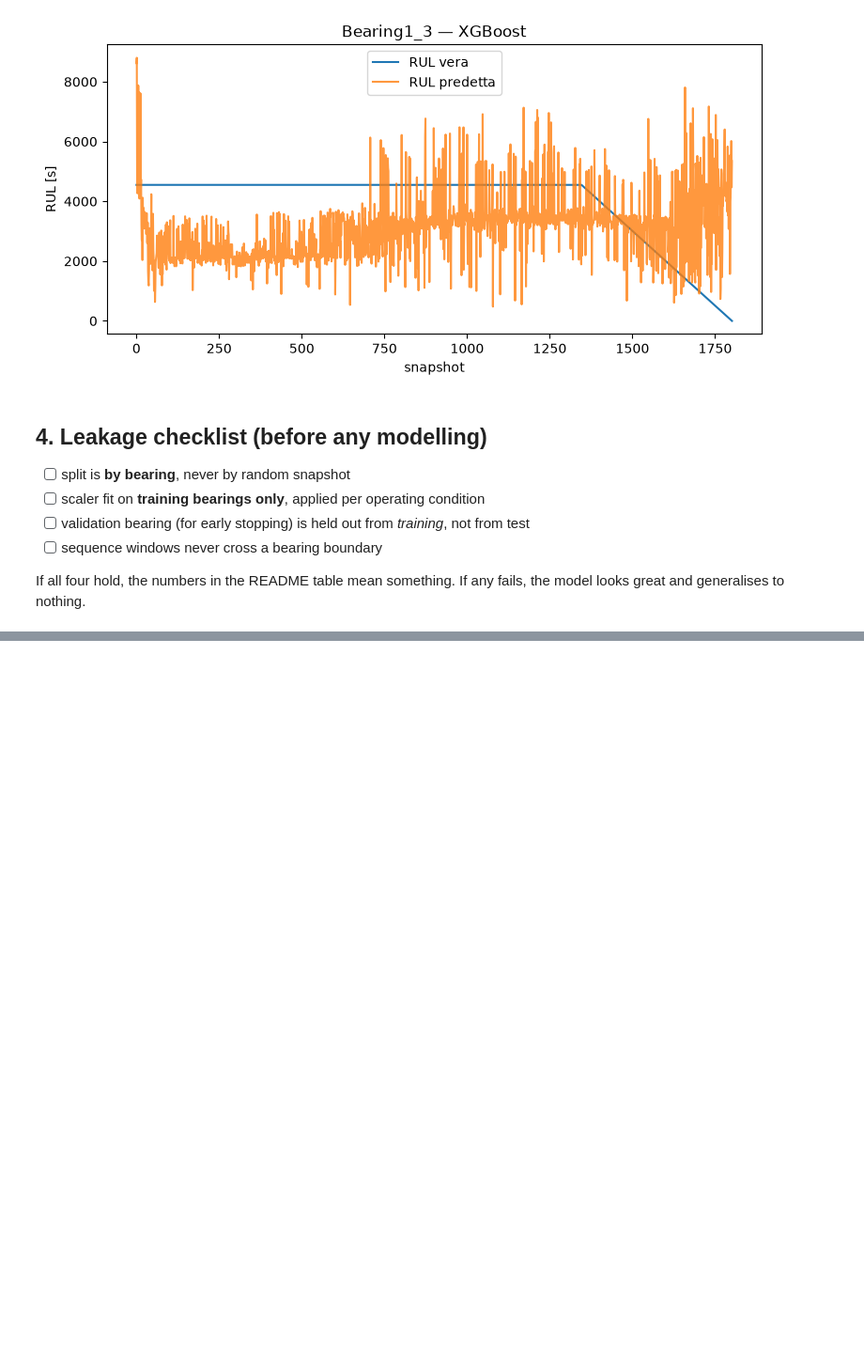
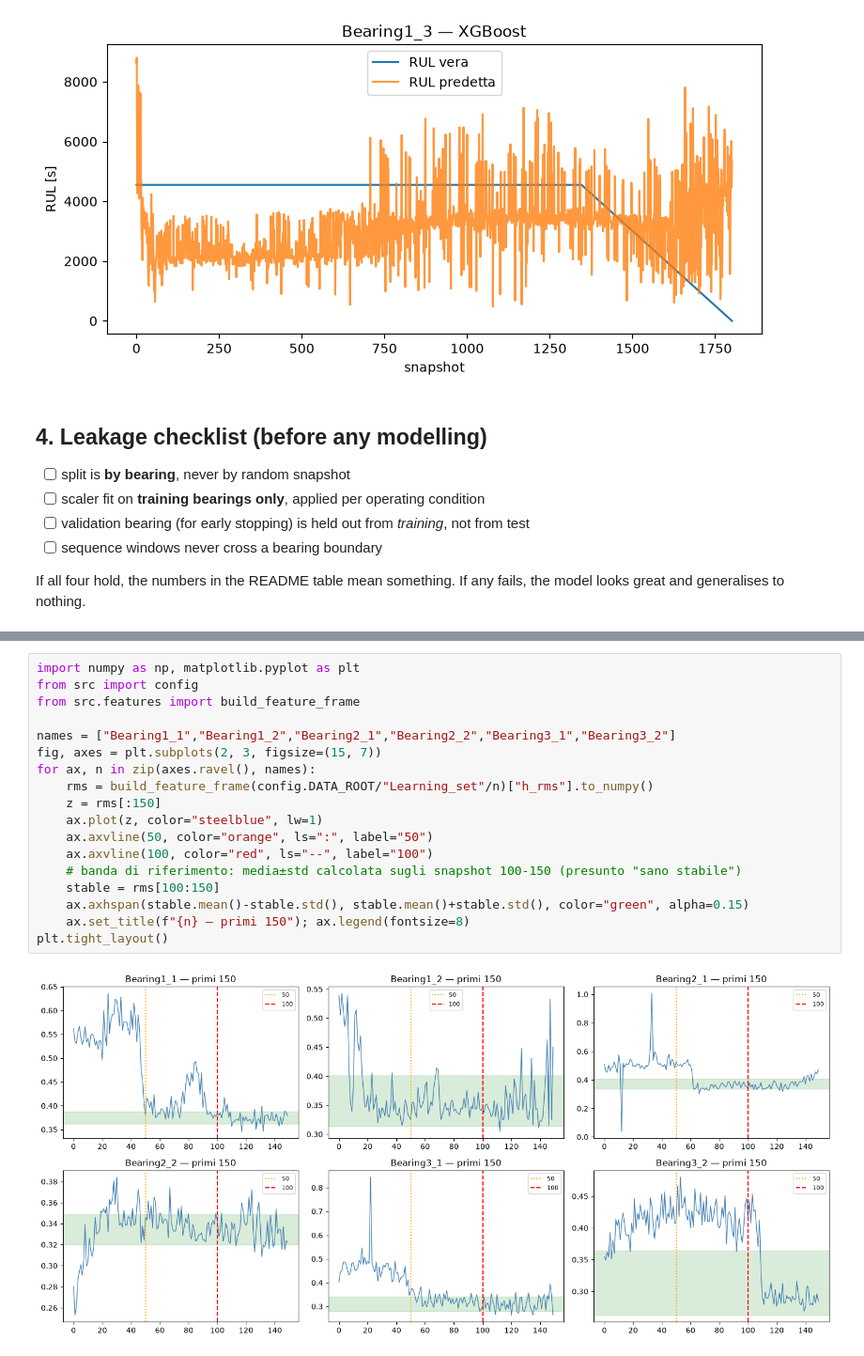
Before and after one commit to yuri-amorelli/femto-rul, a Jupyter notebook: notebooks/01_methodology.ipynb, the cells around one changed output, grey strips where cells are left out. Shown at 94% size. Cells and saved outputs as stored; diff of their text form; blank space fills up the shorter version.

```diff
--- a/notebooks/01_methodology.ipynb
+++ b/notebooks/01_methodology.ipynb
@@ -385,0 +342,20 @@ Bearing3_3         689        745     0.356     0.400  |      751 / 844
+# %%
+import numpy as np, matplotlib.pyplot as plt
+from src import config
+from src.features import build_feature_frame
+
+names = ["Bearing1_1","Bearing1_2","Bearing2_1","Bearing2_2","Bearing3_1","Bearing3_2"]
+fig, axes = plt.subplots(2, 3, figsize=(15, 7))
+for ax, n in zip(axes.ravel(), names):
+    rms = build_feature_frame(config.DATA_ROOT/"Learning_set"/n)["h_rms"].to_numpy()
+    z = rms[:150]
+    ax.plot(z, color="steelblue", lw=1)
+    ax.axvline(50, color="orange", ls=":", label="50")
+    ax.axvline(100, color="red", ls="--", label="100")
+    # banda di riferimento: media±std calcolata sugli snapshot 100-150 (presunto "sano stabile")
+    stable = rms[100:150]
+    ax.axhspan(stable.mean()-stable.std(), stable.mean()+stable.std(), color="green", alpha=0.15)
+    ax.set_title(f"{n} — primi 150"); ax.legend(fontsize=8)
+plt.tight_layout()
+# %% [output]
+[figure, added]
```
Also changed, not shown: parts of 21 cells of this notebook.
